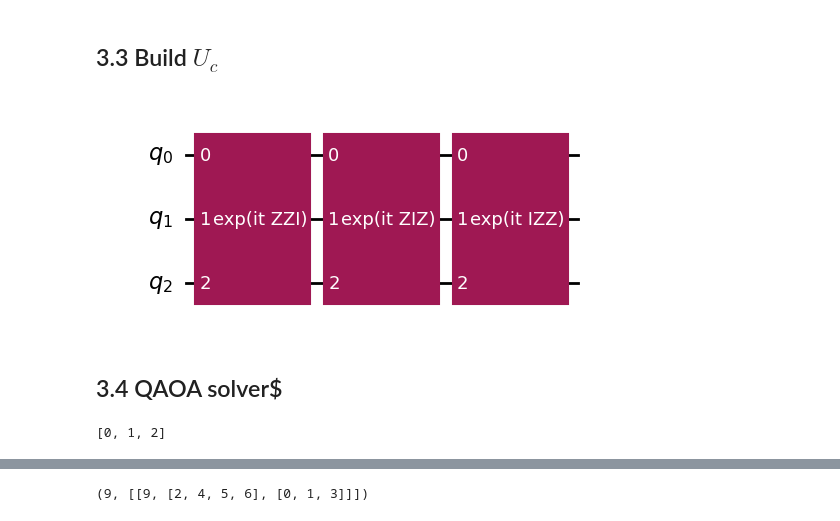
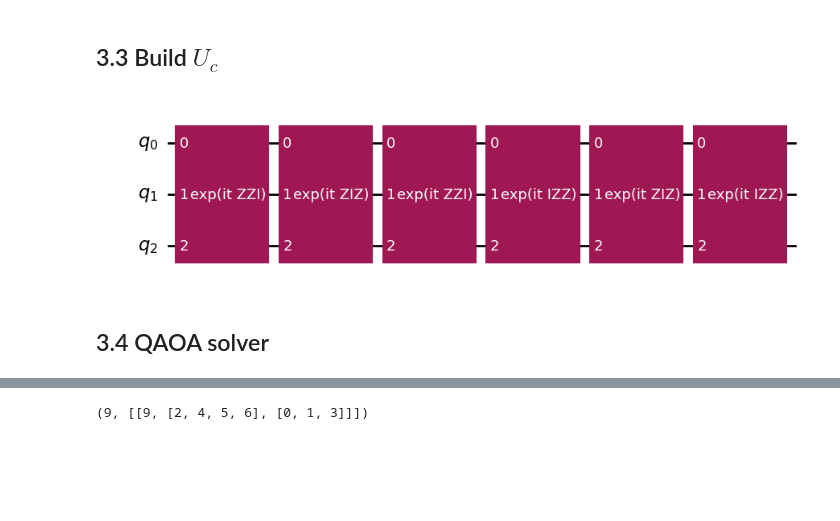
Before and after one commit to darkmatter2000/Maxcut_qaoa_and_annealing, a Jupyter notebook: quantum_maxcut.ipynb, the cells around one changed output, grey strips where cells are left out. Saved outputs shown, nothing was run; the diff lists cells and outputs as text; code cells hidden in the pictures; blank space fills up the shorter version.

```diff
--- a/quantum_maxcut.ipynb
+++ b/quantum_maxcut.ipynb
@@ -309,14 +309,14 @@ def U_c(n, hamiltonian, alpha):
 # %%
 # Exemple d'utilisation de la fonction
 n = 3
-adjence_matrix = edgelists[0]
+adjence_matrix = matrices_adj[0]
 t = 0.2
 circuit = U_c(n, adjence_matrix, t)
 circuit.decompose().draw("mpl")
 # %% [output]
-[figure, old version]
+[figure, new version]
 # %% [markdown]
-## 3.4 QAOA solver$
+## 3.4 QAOA solver
 # %%
 from qiskit.quantum_info import Statevector
 
@@ -341,4 +379,0 @@ def cost_function(hamiltonian , alpha , beta):
-# %%
-list(G_set[0])
-# %% [output]
-[0, 1, 2]
```
Also changed, not shown: parts of 25 cells of this notebook.
